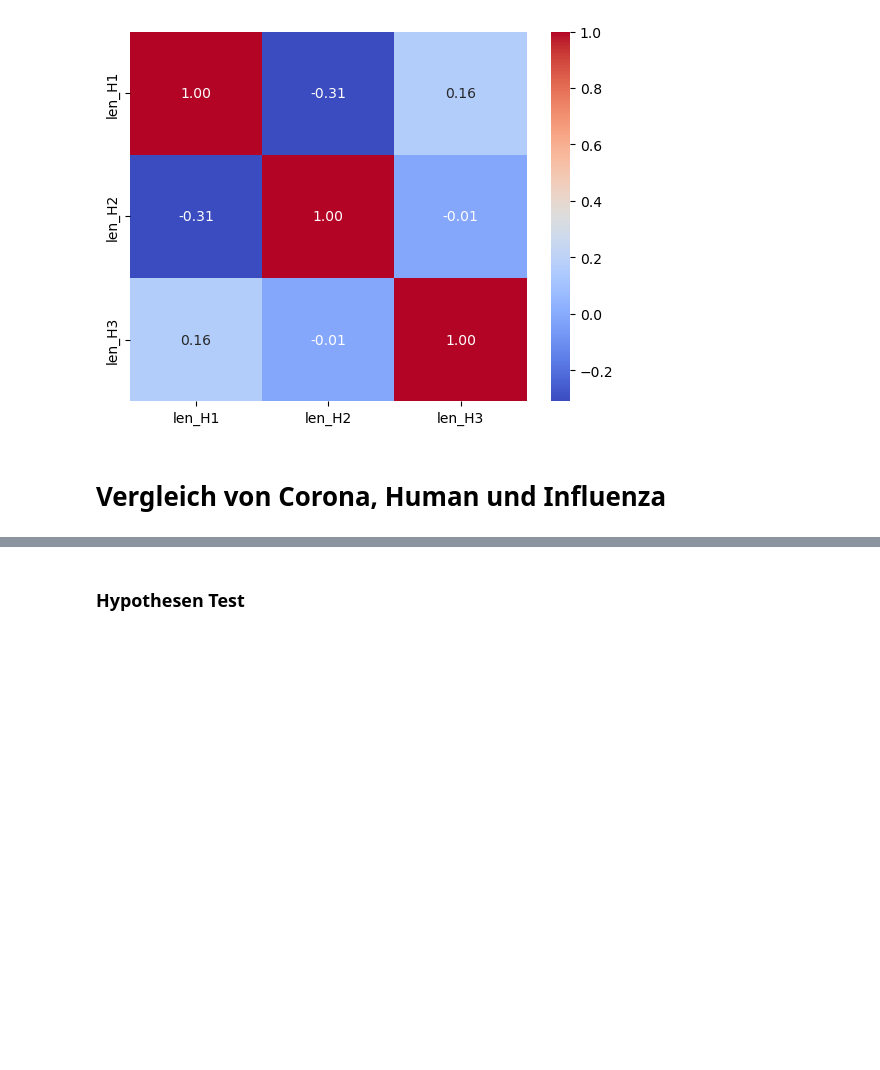
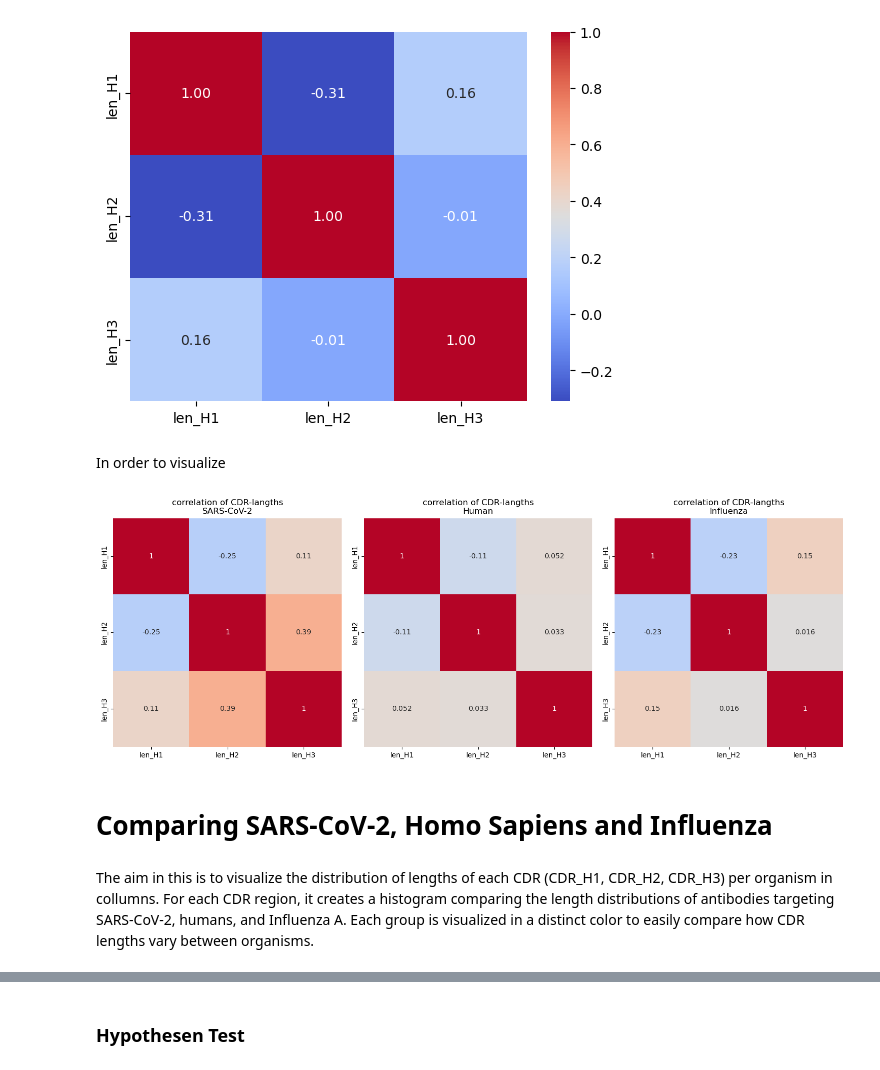
Before and after one commit to datascience-2025-group4/group04-team02, a Jupyter notebook: dataanalysis/01_lenght/01_length_CDRseq.ipynb, the cells around one changed output, grey strips where cells are left out. Cells and saved outputs as stored; diff of their text form; code cells hidden in the pictures; blank space fills up the shorter version.

```diff
--- a/dataanalysis/01_lenght/01_length_CDRseq.ipynb
+++ b/dataanalysis/01_lenght/01_length_CDRseq.ipynb
@@ -169,6 +180,38 @@ sns.heatmap(corr, annot=True, cmap='coolwarm', fmt='.2f')
 # %% [output]
 <Axes: >
 [figure]
+# %% [markdown]
+In order to visualize
+# %%
+datasets = {
+    "SARS-CoV-2": data_corona,
+    "Human": data_human,
+    "Influenza": data_influenza
+}
+
+plt.figure(figsize=(15, 5))
+for i, (name, df) in enumerate(datasets.items(), 1):
+
+    len_cols = [f'len_H{i}' for i in range(1, 4)]
+    corr = df[len_cols].corr()
+
+    plt.subplot(1, 3, i)
+    sns.heatmap(
+        corr,
+        annot=True,
+        vmin=-1, vmax=1,
+        cmap="coolwarm",
+        square=True,
+        cbar=False
+    )
+    plt.title(f"correlation of CDR-langths\n{name}")
+
+plt.tight_layout()
+plt.show()
+# %% [output]
+[figure, added]
 # %% [markdown]
-# Vergleich von Corona, Human und Influenza
+# Comparing SARS-CoV-2, Homo Sapiens and Influenza
+# %% [markdown]
+The aim in this is to visualize the distribution of lengths of each CDR (CDR_H1, CDR_H2, CDR_H3) per organism in collumns. For each CDR region, it creates a histogram comparing the length distributions of antibodies targeting SARS-CoV-2, humans, and Influenza A. Each group is visualized in a distinct color to easily compare how CDR lengths vary between organisms.
 # %%
```
Also changed, not shown: parts of 14 cells of this notebook, 2 other files.
